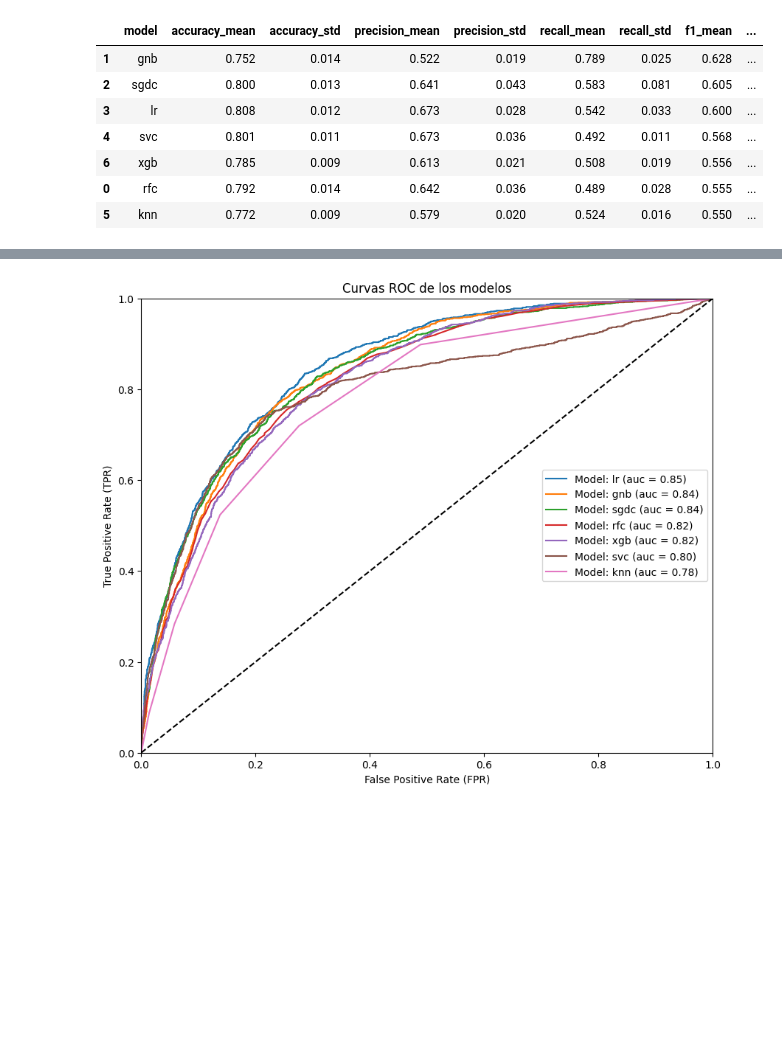
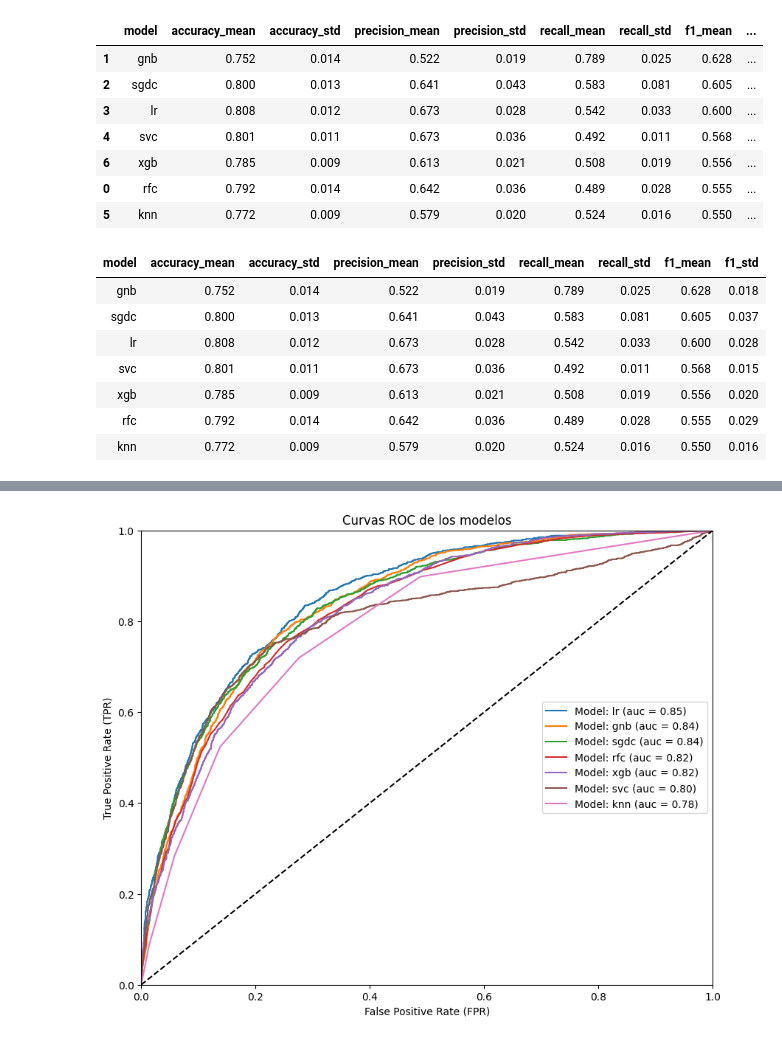
Before and after one commit to miguelvg27/ia-pucp-ml-trabajo, a Jupyter notebook: ML_TrabajoGrupal_01.ipynb, the cells around one changed output, grey strips where cells are left out. Saved outputs shown, nothing was run; the diff lists cells and outputs as text; code cells hidden in the pictures; blank space fills up the shorter version.

```diff
--- a/ML_TrabajoGrupal_01_v2.ipynb
+++ b/ML_TrabajoGrupal_01.ipynb
@@ -939,6 +939,18 @@ def plot_eval_cm(predictions):
   fig.suptitle('Matrices de confusión')
   plt.tight_layout()
   plt.show()
+# %%
+def mostrar_df_estilizado(df):
+  styled_df = df.style.background_gradient(cmap='Blues', axis=0)\
+    .set_properties(**{'text-align': 'center', 'font-size': '10pt' })\
+    .set_properties(subset=pd.IndexSlice[:, df.select_dtypes(include=[object]).columns], **{'background-color': 'white', 'color':'black'})\
+    .set_table_styles([{'selector': 'th',
+                      'props': [('text-align', 'center'),
+                                ('background-color', '#f4f4f4'),
+                                ('color', 'black')]}])\
+    .format(precision=3)\
+    .hide(axis='index')
+  return styled_df
 # %% [markdown]
 ## Instanciamiento de modelos
 A continuación, se instancian los modelos a evaluar
@@ -975,3 +987,17 @@ results.sort_values(by='f1_mean', ascending=False)
 | 6 | xgb | 0.785 | 0.009 | 0.613 | 0.021 | 0.508 | 0.019 | 0.556 | ... |
 | 0 | rfc | 0.792 | 0.014 | 0.642 | 0.036 | 0.489 | 0.028 | 0.555 | ... |
 | 5 | knn | 0.772 | 0.009 | 0.579 | 0.020 | 0.524 | 0.016 | 0.550 | ... |
+# %%
+results_default = results.sort_values(by='f1_mean', ascending=False)
+# guardamos el df para compararlo después
+# %%
+mostrar_df_estilizado(results_default)
+# %% [output]
+| model | accuracy_mean | accuracy_std | precision_mean | precision_std | recall_mean | recall_std | f1_mean | f1_std |
+| gnb | 0.752 | 0.014 | 0.522 | 0.019 | 0.789 | 0.025 | 0.628 | 0.018 |
+| sgdc | 0.800 | 0.013 | 0.641 | 0.043 | 0.583 | 0.081 | 0.605 | 0.037 |
+| lr | 0.808 | 0.012 | 0.673 | 0.028 | 0.542 | 0.033 | 0.600 | 0.028 |
+| svc | 0.801 | 0.011 | 0.673 | 0.036 | 0.492 | 0.011 | 0.568 | 0.015 |
+| xgb | 0.785 | 0.009 | 0.613 | 0.021 | 0.508 | 0.019 | 0.556 | 0.020 |
+| rfc | 0.792 | 0.014 | 0.642 | 0.036 | 0.489 | 0.028 | 0.555 | 0.029 |
+| knn | 0.772 | 0.009 | 0.579 | 0.020 | 0.524 | 0.016 | 0.550 | 0.016 |
```
Also changed, not shown: parts of 11 cells of this notebook, 1 other file.
